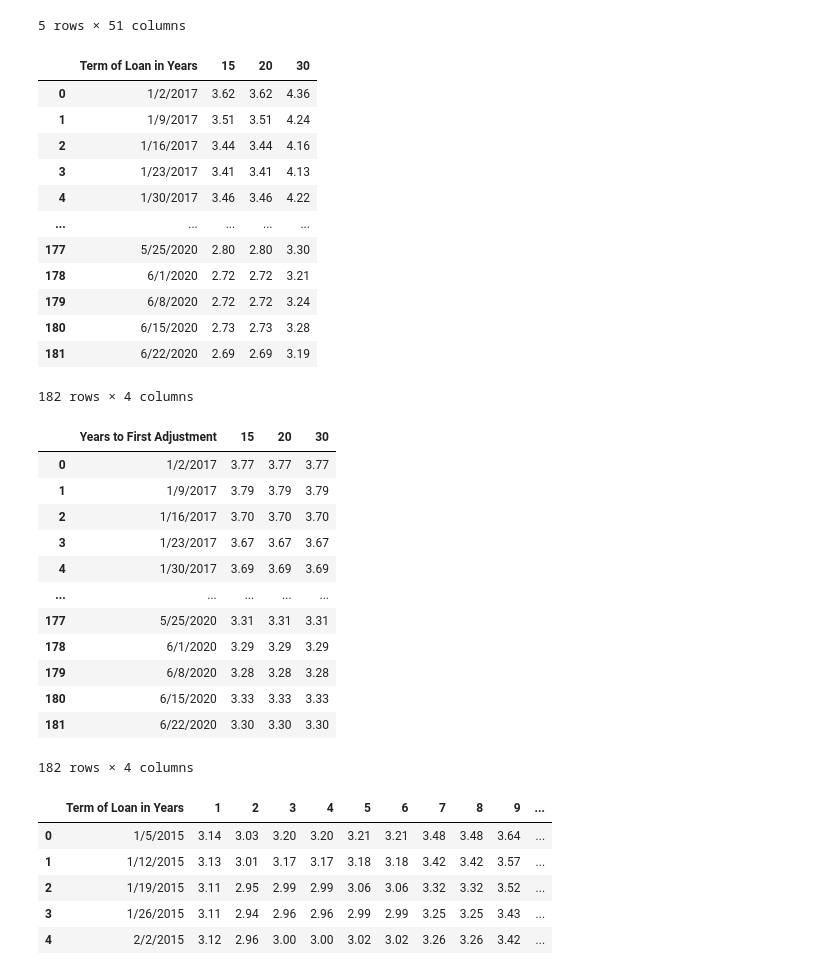
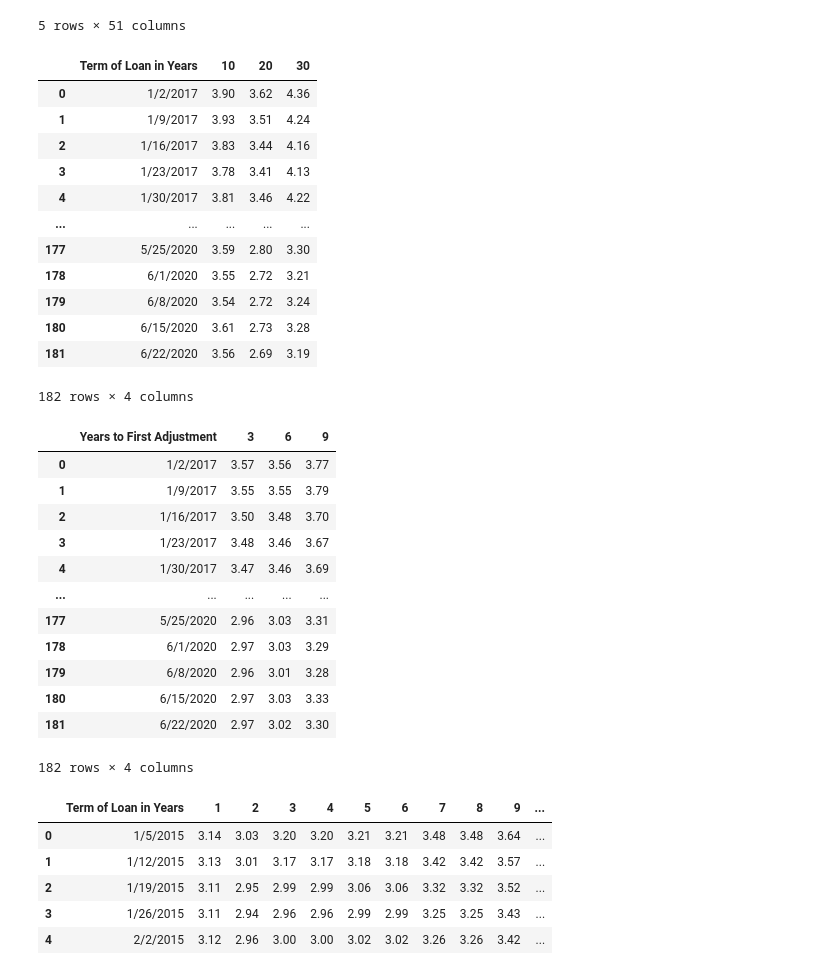
Before and after one commit to johnmyronmillar/PredictHomeFutureValues-DFW, a Jupyter notebook: APOR_API.ipynb, the cells around one changed output. Saved outputs shown, nothing was run; the diff lists cells and outputs as text; code cells hidden in the pictures.

```diff
--- a/APOR_API.ipynb
+++ b/APOR_API.ipynb
@@ -39,38 +39,38 @@ apor_adj_df.head()
 | 4 | 1/30/2017 | 3.49 | 3.48 | 3.47 | 3.47 | 3.46 | 3.46 | 3.57 | 3.57 | 3.69 | ... |
 5 rows × 51 columns
 # %%
-apor_fixed_df = apor_fixed_df.drop(['1','2','3','4','5','6','7','8','9','10','11','12','13','14','16','17','18','19','21','22','23','24','25','26','27','28','29','31','32','33','34','35','36','37','38','39','40','41','42','43','44','45','46','47','48','49','50'], axis=1)
+apor_fixed_df = apor_fixed_df.drop(['1','2','3','4','5','6','7','8','9','11','12','13','14','15','16','17','18','19','21','22','23','24','25','26','27','28','29','31','32','33','34','35','36','37','38','39','40','41','42','43','44','45','46','47','48','49','50'], axis=1)
 apor_fixed_df
 # %% [output]
-|  | Term of Loan in Years | 15 | 20 | 30 |
-| 0 | 1/2/2017 | 3.62 | 3.62 | 4.36 |
-| 1 | 1/9/2017 | 3.51 | 3.51 | 4.24 |
-| 2 | 1/16/2017 | 3.44 | 3.44 | 4.16 |
-| 3 | 1/23/2017 | 3.41 | 3.41 | 4.13 |
-| 4 | 1/30/2017 | 3.46 | 3.46 | 4.22 |
+|  | Term of Loan in Years | 10 | 20 | 30 |
+| 0 | 1/2/2017 | 3.90 | 3.62 | 4.36 |
+| 1 | 1/9/2017 | 3.93 | 3.51 | 4.24 |
+| 2 | 1/16/2017 | 3.83 | 3.44 | 4.16 |
+| 3 | 1/23/2017 | 3.78 | 3.41 | 4.13 |
+| 4 | 1/30/2017 | 3.81 | 3.46 | 4.22 |
 | ... | ... | ... | ... | ... |
-| 177 | 5/25/2020 | 2.80 | 2.80 | 3.30 |
-| 178 | 6/1/2020 | 2.72 | 2.72 | 3.21 |
-| 179 | 6/8/2020 | 2.72 | 2.72 | 3.24 |
-| 180 | 6/15/2020 | 2.73 | 2.73 | 3.28 |
-| 181 | 6/22/2020 | 2.69 | 2.69 | 3.19 |
+| 177 | 5/25/2020 | 3.59 | 2.80 | 3.30 |
+| 178 | 6/1/2020 | 3.55 | 2.72 | 3.21 |
+| 179 | 6/8/2020 | 3.54 | 2.72 | 3.24 |
+| 180 | 6/15/2020 | 3.61 | 2.73 | 3.28 |
+| 181 | 6/22/2020 | 3.56 | 2.69 | 3.19 |
 182 rows × 4 columns
 # %%
-apor_adj_df = apor_adj_df.drop(['1','2','3','4','5','6','7','8','9','10','11','12','13','14','16','17','18','19','21','22','23','24','25','26','27','28','29','31','32','33','34','35','36','37','38','39','40','41','42','43','44','45','46','47','48','49','50'], axis=1)
+apor_adj_df = apor_adj_df.drop(['1','2','4','5','7','8','10','11','12','13','14','15','16','17','18','19','20','21','22','23','24','25','26','27','28','29','30','31','32','33','34','35','36','37','38','39','40','41','42','43','44','45','46','47','48','49','50'], axis=1)
 apor_adj_df
 # %% [output]
-|  | Years to First Adjustment | 15 | 20 | 30 |
-| 0 | 1/2/2017 | 3.77 | 3.77 | 3.77 |
-| 1 | 1/9/2017 | 3.79 | 3.79 | 3.79 |
-| 2 | 1/16/2017 | 3.70 | 3.70 | 3.70 |
-| 3 | 1/23/2017 | 3.67 | 3.67 | 3.67 |
-| 4 | 1/30/2017 | 3.69 | 3.69 | 3.69 |
+|  | Years to First Adjustment | 3 | 6 | 9 |
+| 0 | 1/2/2017 | 3.57 | 3.56 | 3.77 |
+| 1 | 1/9/2017 | 3.55 | 3.55 | 3.79 |
+| 2 | 1/16/2017 | 3.50 | 3.48 | 3.70 |
+| 3 | 1/23/2017 | 3.48 | 3.46 | 3.67 |
+| 4 | 1/30/2017 | 3.47 | 3.46 | 3.69 |
 | ... | ... | ... | ... | ... |
-| 177 | 5/25/2020 | 3.31 | 3.31 | 3.31 |
-| 178 | 6/1/2020 | 3.29 | 3.29 | 3.29 |
-| 179 | 6/8/2020 | 3.28 | 3.28 | 3.28 |
-| 180 | 6/15/2020 | 3.33 | 3.33 | 3.33 |
-| 181 | 6/22/2020 | 3.30 | 3.30 | 3.30 |
+| 177 | 5/25/2020 | 2.96 | 3.03 | 3.31 |
+| 178 | 6/1/2020 | 2.97 | 3.03 | 3.29 |
+| 179 | 6/8/2020 | 2.96 | 3.01 | 3.28 |
+| 180 | 6/15/2020 | 2.97 | 3.03 | 3.33 |
+| 181 | 6/22/2020 | 2.97 | 3.02 | 3.30 |
 182 rows × 4 columns
 # %%
 csvpath_fix = Path('./Resources/YieldTableFixed(15-16).csv')
```
Also changed, not shown: parts of 18 cells of this notebook.
